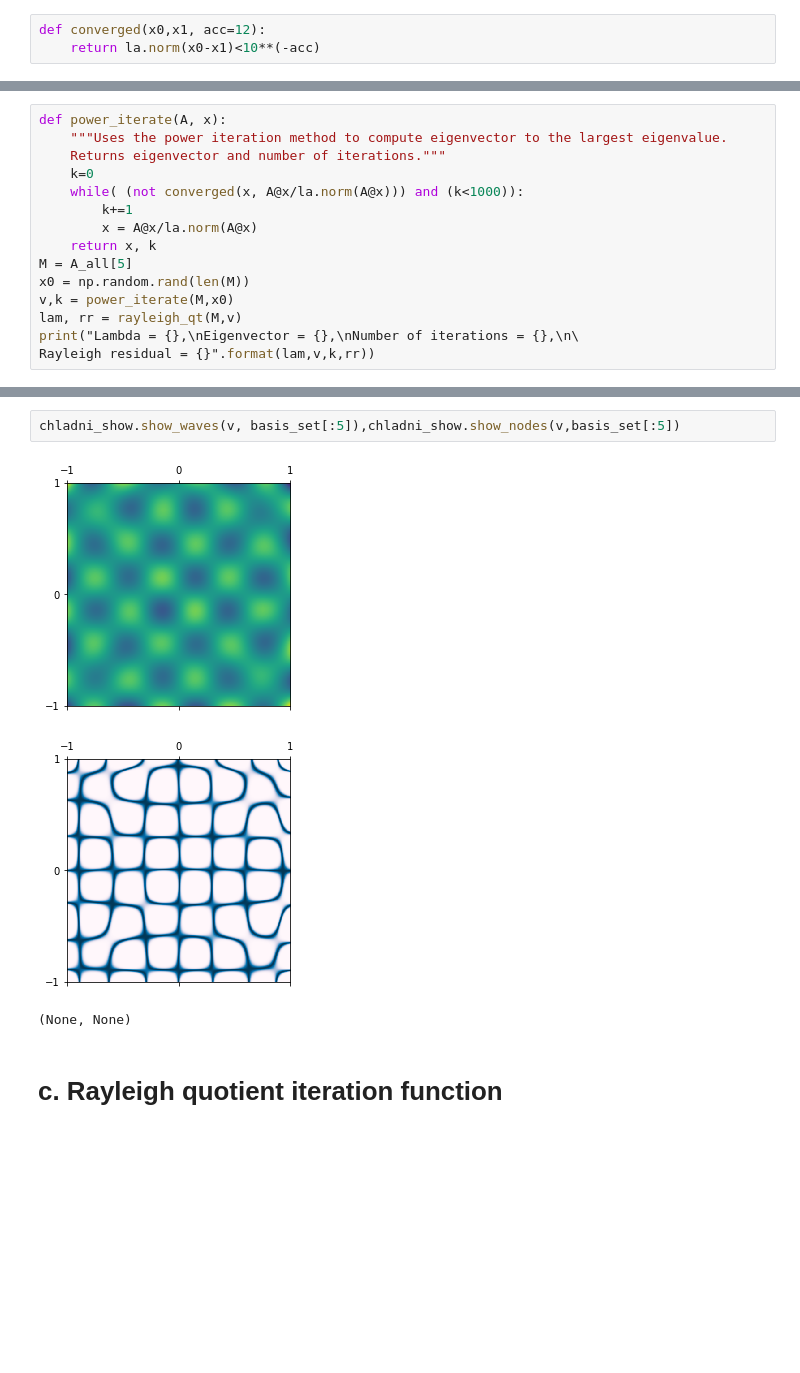
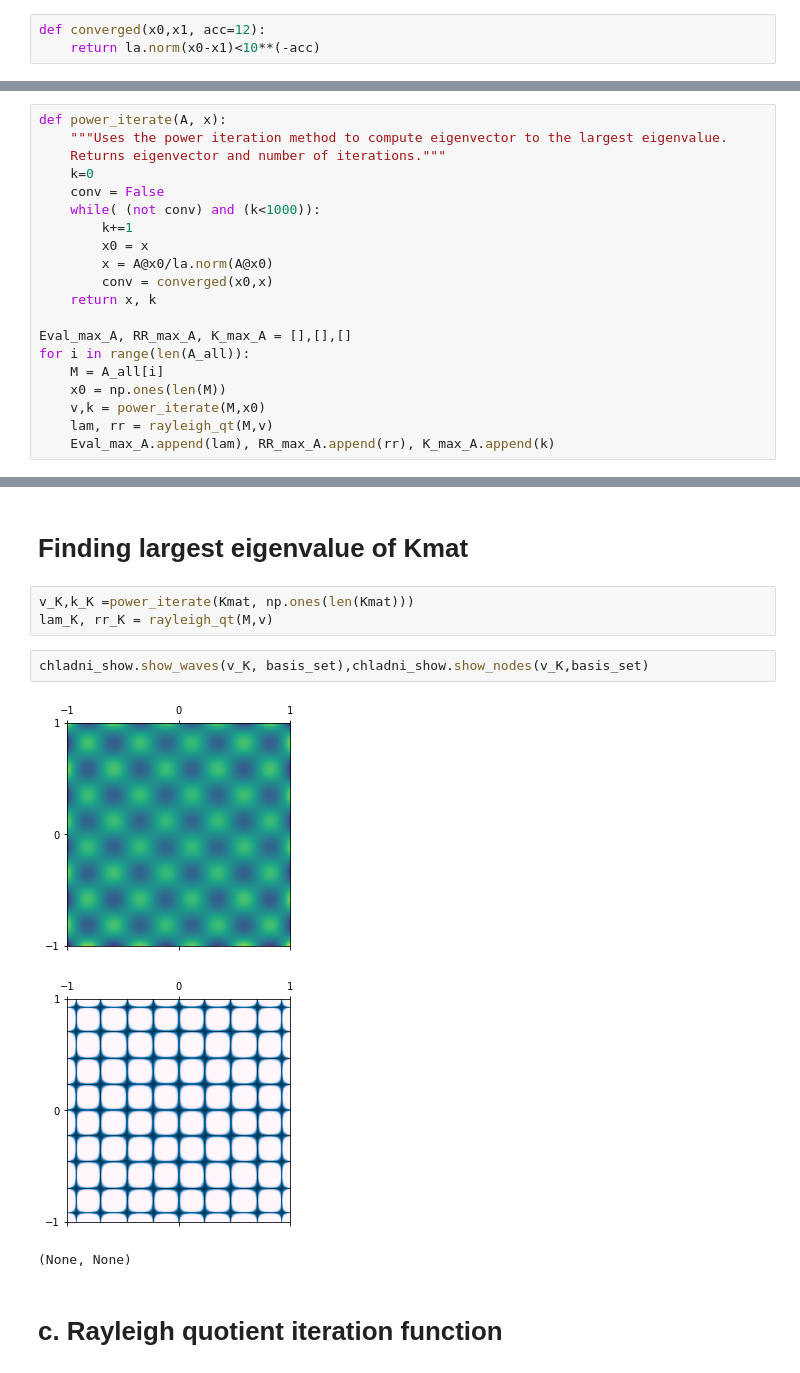
Before and after one commit to Kiril94/SC_Proj, a Jupyter notebook: Proj2/Proj2.ipynb, the cells around one changed output, grey strips where cells are left out. Cells and saved outputs as stored; diff of their text form; blank space fills up the shorter version.

```diff
--- a/Proj2/Proj2.ipynb
+++ b/Proj2/Proj2.ipynb
@@ -52,13 +58,18 @@ def power_iterate(A, x):
     """Uses the power iteration method to compute eigenvector to the largest eigenvalue.
     Returns eigenvector and number of iterations."""
     k=0
-    while( (not converged(x, A@x/la.norm(A@x))) and (k<1000)):
+    conv = False
+    while( (not conv) and (k<1000)):
         k+=1
-        x = A@x/la.norm(A@x)
+        x0 = x
+        x = A@x0/la.norm(A@x0)
+        conv = converged(x0,x)
     return x, k
-M = A_all[5]
-x0 = np.random.rand(len(M))
-v,k = power_iterate(M,x0)
-lam, rr = rayleigh_qt(M,v)
-print("Lambda = {},\nEigenvector = {},\nNumber of iterations = {},\n\
-Rayleigh residual = {}".format(lam,v,k,rr))
+
+Eval_max_A, RR_max_A, K_max_A = [],[],[]
+for i in range(len(A_all)):
+    M = A_all[i]
+    x0 = np.ones(len(M))
+    v,k = power_iterate(M,x0)
+    lam, rr = rayleigh_qt(M,v)
+    Eval_max_A.append(lam), RR_max_A.append(rr), K_max_A.append(k)
@@ -70,8 +85,13 @@ Rayleigh residual = 1.8162403823195881e-12
+# %% [markdown]
+# Finding largest eigenvalue of Kmat
+# %%
+v_K,k_K =power_iterate(Kmat, np.ones(len(Kmat)))
+lam_K, rr_K = rayleigh_qt(M,v)
 # %%
-chladni_show.show_waves(v, basis_set[:5]),chladni_show.show_nodes(v,basis_set[:5])
+chladni_show.show_waves(v_K, basis_set),chladni_show.show_nodes(v_K,basis_set)
 # %% [output]
-[figure, old version]
+[figure, new version]
-[figure, old version]
+[figure, new version]
 (None, None)
 # %% [markdown]
 # c. Rayleigh quotient iteration function
```
Also changed, not shown: parts of 31 cells of this notebook.
